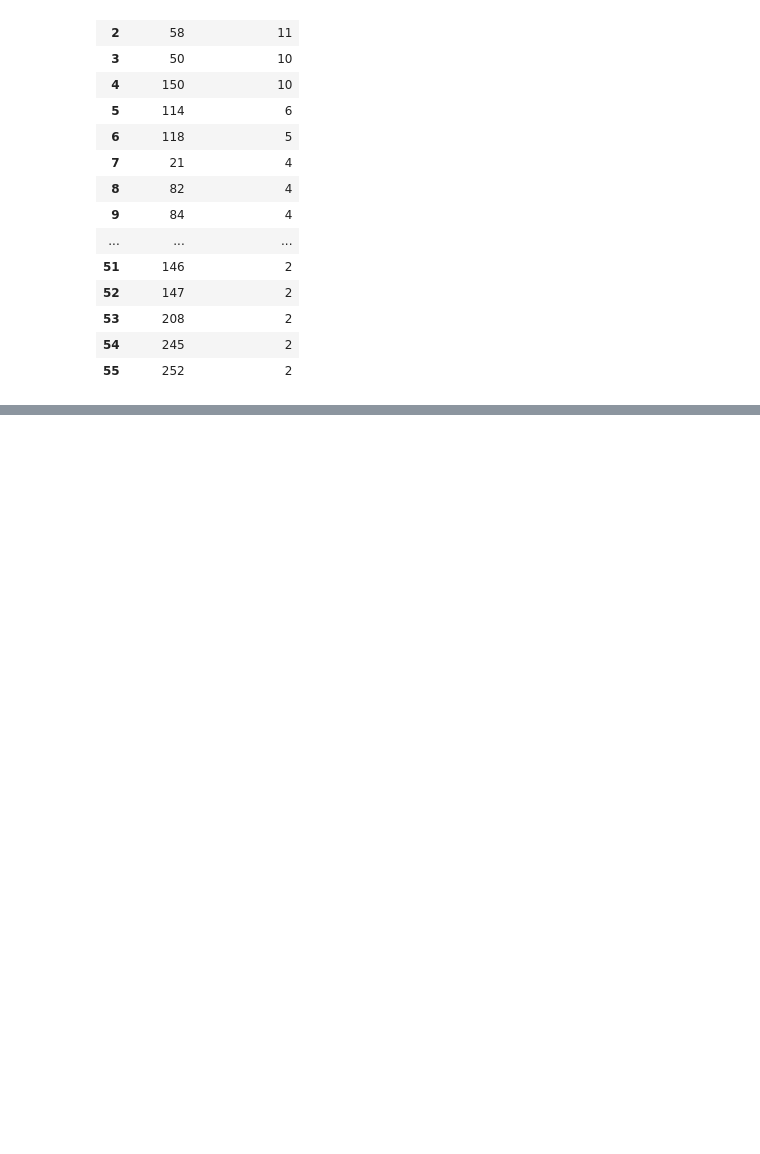
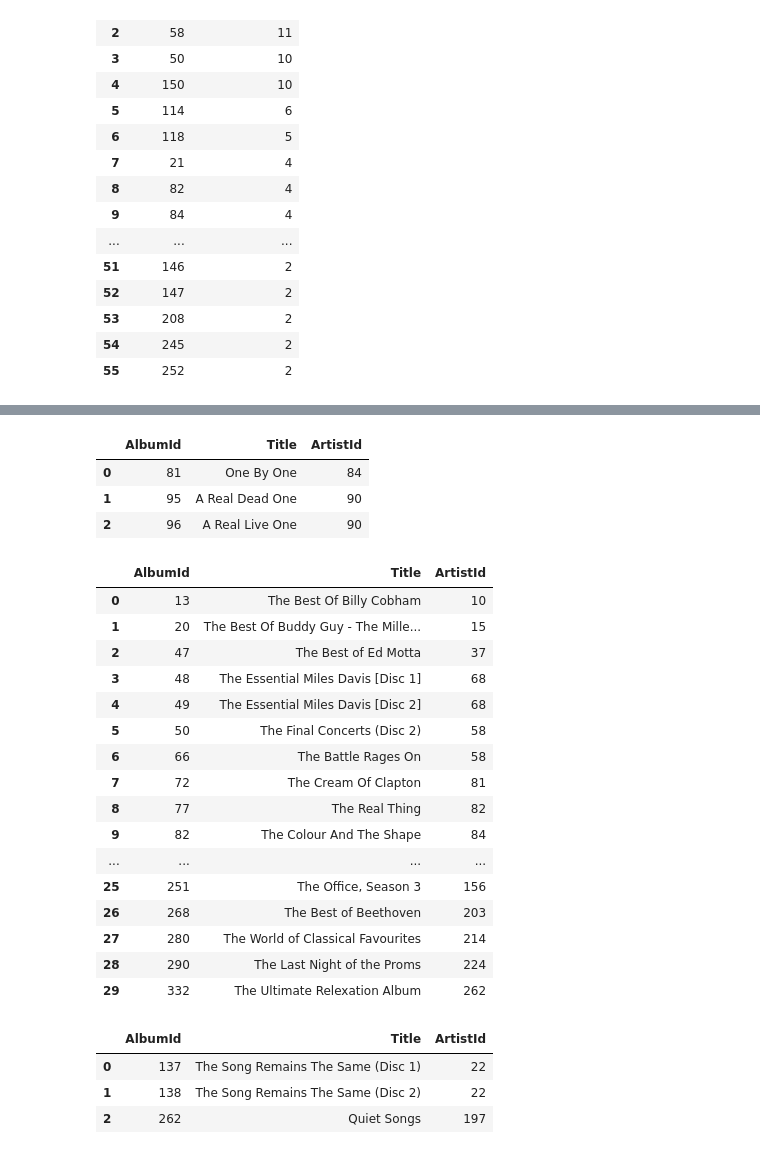
Before and after one commit to simamoradavids99/introduction_python, a Jupyter notebook: sqlite_with_python.ipynb, the cells around one changed output, grey strips where cells are left out. Saved outputs shown, nothing was run; the diff lists cells and outputs as text; code cells hidden in the pictures; blank space fills up the shorter version.

Commit message:
adding tutorial about between and like in sql

```diff
--- a/sqlite_with_python.ipynb
+++ b/sqlite_with_python.ipynb
@@ -275,0 +302,40 @@ pd.read_sql_query("select ArtistId, count(AlbumId) as jumlah_album from albums g
+# %%
+pd.read_sql_query("""
+                SELECT * from albums where
+                  title like '%one' """,conn_1)
+# %% [output]
+|  | AlbumId | Title | ArtistId |
+| 0 | 81 | One By One | 84 |
+| 1 | 95 | A Real Dead One | 90 |
+| 2 | 96 | A Real Live One | 90 |
+# %%
+pd.read_sql_query("""
+                SELECT * from albums where
+                  title like 'the%' """,conn_1)
+# %% [output]
+|  | AlbumId | Title | ArtistId |
+| 0 | 13 | The Best Of Billy Cobham | 10 |
+| 1 | 20 | The Best Of Buddy Guy - The Mille... | 15 |
+| 2 | 47 | The Best of Ed Motta | 37 |
+| 3 | 48 | The Essential Miles Davis [Disc 1] | 68 |
+| 4 | 49 | The Essential Miles Davis [Disc 2] | 68 |
+| 5 | 50 | The Final Concerts (Disc 2) | 58 |
+| 6 | 66 | The Battle Rages On | 58 |
+| 7 | 72 | The Cream Of Clapton | 81 |
+| 8 | 77 | The Real Thing | 82 |
+| 9 | 82 | The Colour And The Shape | 84 |
+| ... | ... | ... | ... |
+| 25 | 251 | The Office, Season 3 | 156 |
+| 26 | 268 | The Best of Beethoven | 203 |
+| 27 | 280 | The World of Classical Favourites | 214 |
+| 28 | 290 | The Last Night of the Proms | 224 |
+| 29 | 332 | The Ultimate Relexation Album | 262 |
+# %%
+pd.read_sql_query("""
+                SELECT * from albums where
+                  title like '%song%' """,conn_1)
+# %% [output]
+|  | AlbumId | Title | ArtistId |
+| 0 | 137 | The Song Remains The Same (Disc 1) | 22 |
+| 1 | 138 | The Song Remains The Same (Disc 2) | 22 |
+| 2 | 262 | Quiet Songs | 197 |
```
Also changed, not shown: parts of 4 cells of this notebook, 1 other file.
